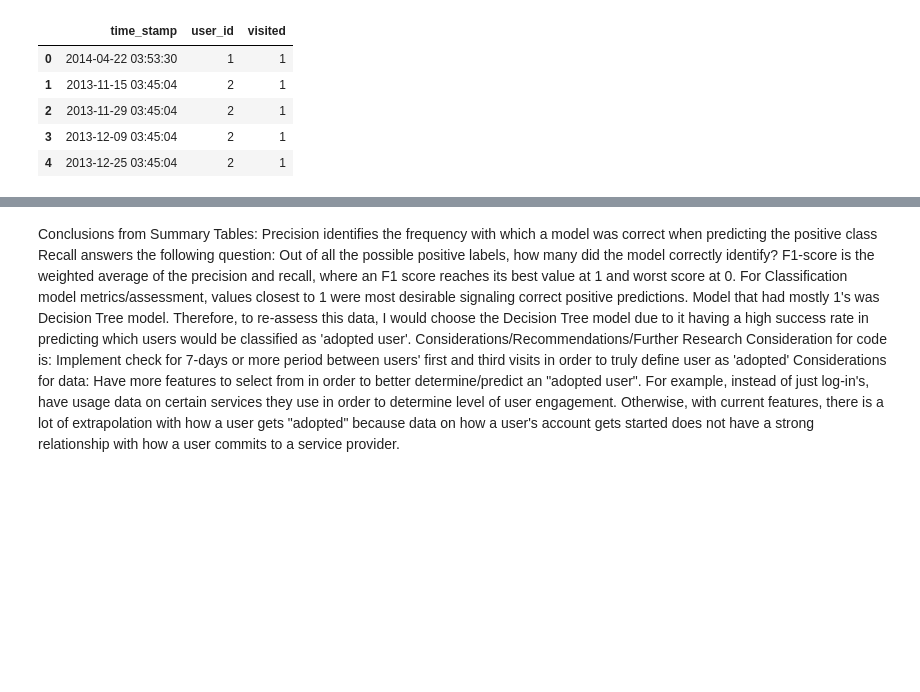
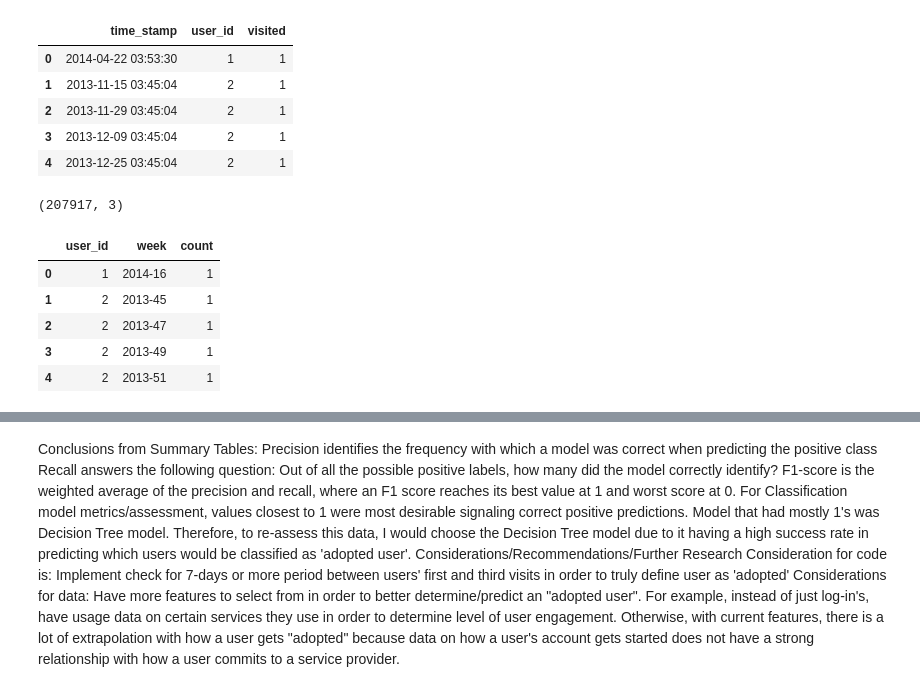
Before and after one commit to CHINKGITHUB/SpringBoard_DS, a Jupyter notebook: relax_data_science_challenge.ipynb, the cells around one changed output, grey strips where cells are left out. Cells and saved outputs as stored; diff of their text form; code cells hidden in the pictures; blank space fills up the shorter version.

```diff
--- a/relax_data_science_challenge.ipynb
+++ b/relax_data_science_challenge.ipynb
@@ -25,3 +31,7 @@ engage.head()
 | 2 | 2013-11-29 03:45:04 | 2 | 1 |
 | 3 | 2013-12-09 03:45:04 | 2 | 1 |
 | 4 | 2013-12-25 03:45:04 | 2 | 1 |
+# %%
+engage.shape
+# %% [output]
+(207917, 3)
@@ -27,0 +45,13 @@ engage.head()
+# %%
+import time
+engage['week'] = engage['time_stamp'].dt.strftime('%Y-%U')
+
+weeks = engage.groupby(['user_id', 'week']).size().reset_index().rename(columns={0:'count'})
+weeks.head()
+# %% [output]
+|  | user_id | week | count |
+| 0 | 1 | 2014-16 | 1 |
+| 1 | 2 | 2013-45 | 1 |
+| 2 | 2 | 2013-47 | 1 |
+| 3 | 2 | 2013-49 | 1 |
+| 4 | 2 | 2013-51 | 1 |
```
Also changed, not shown: parts of 41 cells of this notebook.
